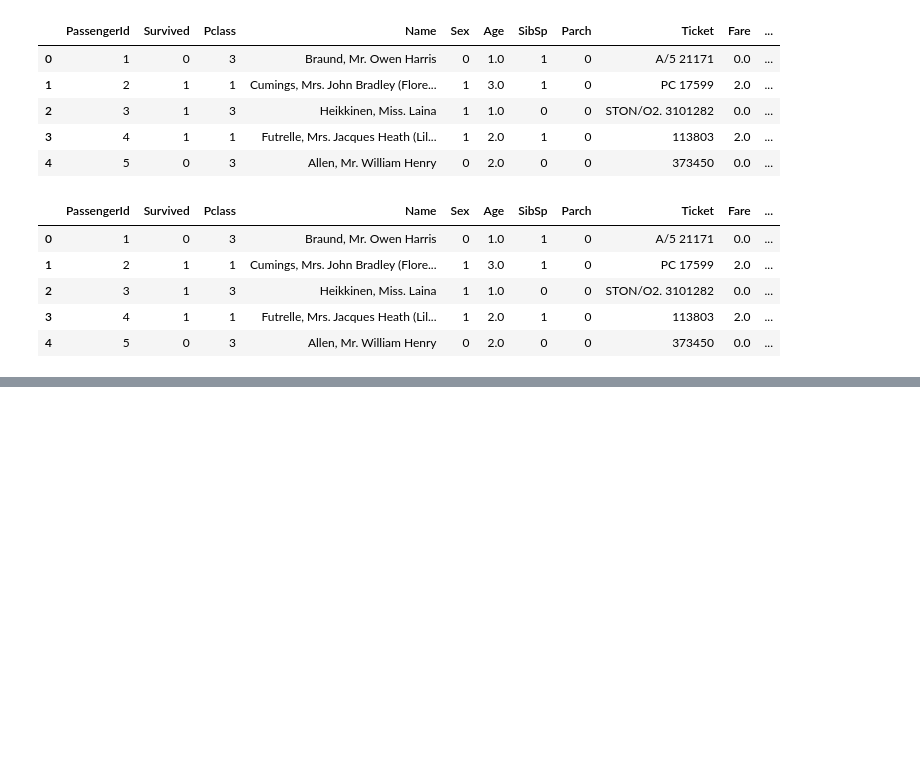
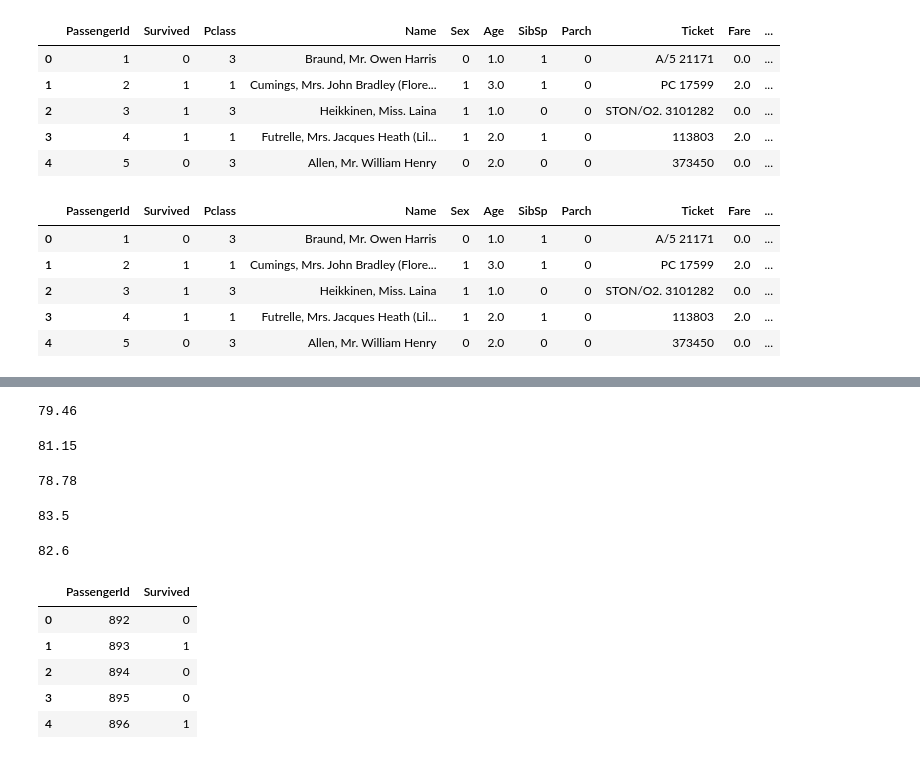
Before and after one commit to lephuong02062000/classification-with-sklearn, a Jupyter notebook: titanic.ipynb, the cells around one changed output, grey strips where cells are left out. Drawn from its saved outputs; the diff is of its cells as text; code cells hidden in the pictures; blank space fills up the shorter version.

```diff
--- a/titanic.ipynb
+++ b/titanic.ipynb
@@ -571,0 +604,20 @@ memory usage: 76.7+ KB
+# %%
+parse(DecisionTreeClassifier())
+# %% [output]
+79.46
+# %%
+parse(RandomForestClassifier(n_estimators=13))
+# %% [output]
+81.15
+# %%
+parse(GaussianNB())
+# %% [output]
+78.78
+# %%
+parse(SVC())
+# %% [output]
+83.5
+# %%
+parse(KNeighborsClassifier(n_neighbors = 13))
+# %% [output]
+82.6
@@ -571,0 +638,10 @@ memory usage: 76.7+ KB
+# %%
+submission = pd.read_csv('submission.csv')
+submission.head()
+# %% [output]
+|  | PassengerId | Survived |
+| 0 | 892 | 0 |
+| 1 | 893 | 1 |
+| 2 | 894 | 0 |
+| 3 | 895 | 0 |
+| 4 | 896 | 1 |
```
Also changed, not shown: parts of 12 cells of this notebook.
